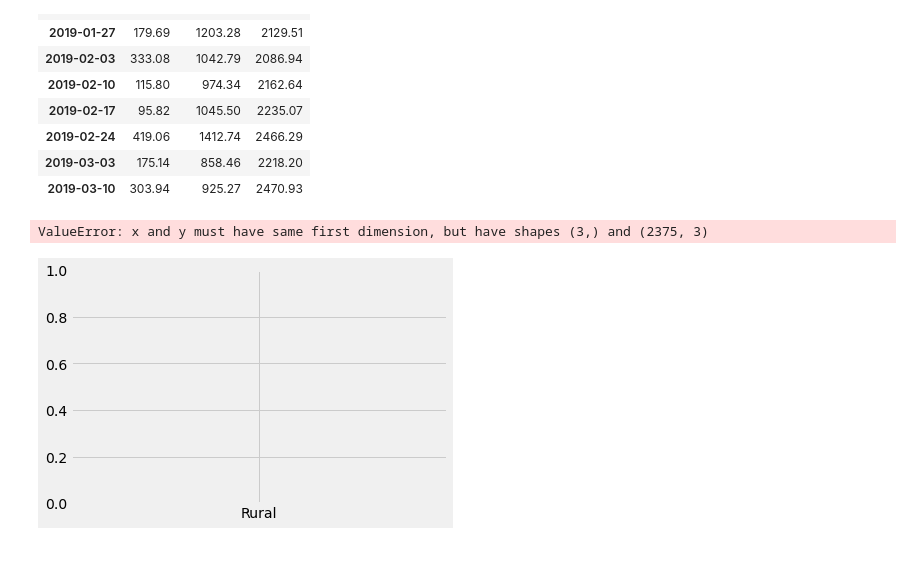
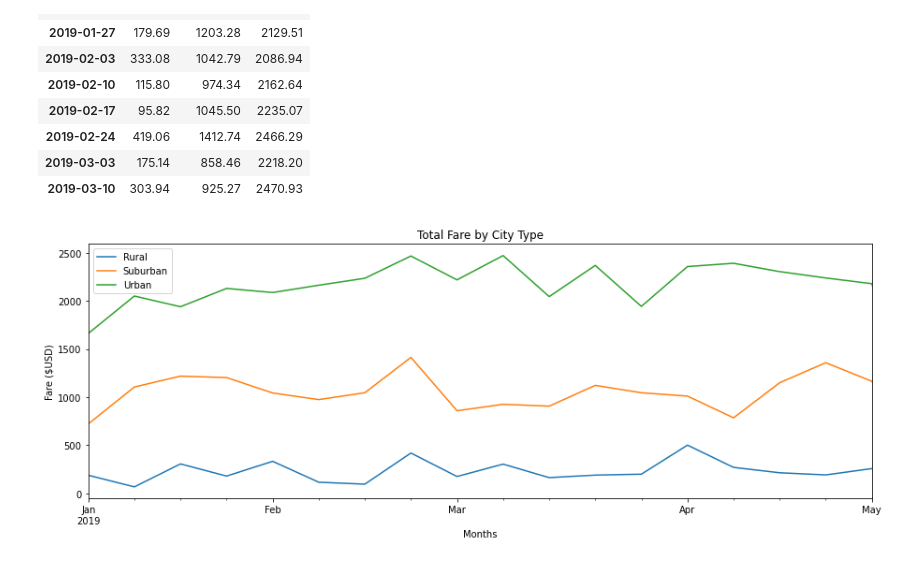
Before and after one commit to tonywang3571/PyBer_Analysis, a Jupyter notebook: PyBer_Challenge.ipynb, the cells around one changed output. Saved outputs shown, nothing was run; the diff lists cells and outputs as text; code cells hidden in the pictures.

Commit message:
Completed analysis

```diff
--- a/PyBer_Challenge.ipynb
+++ b/PyBer_Challenge.ipynb
@@ -197,14 +195,19 @@ fares_per_week.head(10)
 | 2019-03-10 | 303.94 | 925.27 | 2470.93 |
 # %%
 # 8. Using the object-oriented interface method, plot the resample DataFrame using the df.plot() function.
-fig, ax = plt.subplots()
-ax.plot(fares_per_week)
+fares_per_week.plot(figsize=(15, 5))
 
+plt.title("Total Fare by City Type")
+plt.xlabel("Months")
+plt.ylabel("Fare ($USD)")
+plt.xlim("2019-01-01", "2019-04-29")
+plt.legend()
 
 # Import the style from Matplotlib.
 from matplotlib import style
 # Use the graph style fivethirtyeight.
 style.use('fivethirtyeight')
+
+plt.savefig("Analysis/Fig8.PNG")
 # %% [output]
-ValueError: x and y must have same first dimension, but have shapes (3,) and (2375, 3)
-[figure, old version]
+[figure, new version]
```
Also changed, not shown: parts of 6 cells of this notebook, 1 other file.
